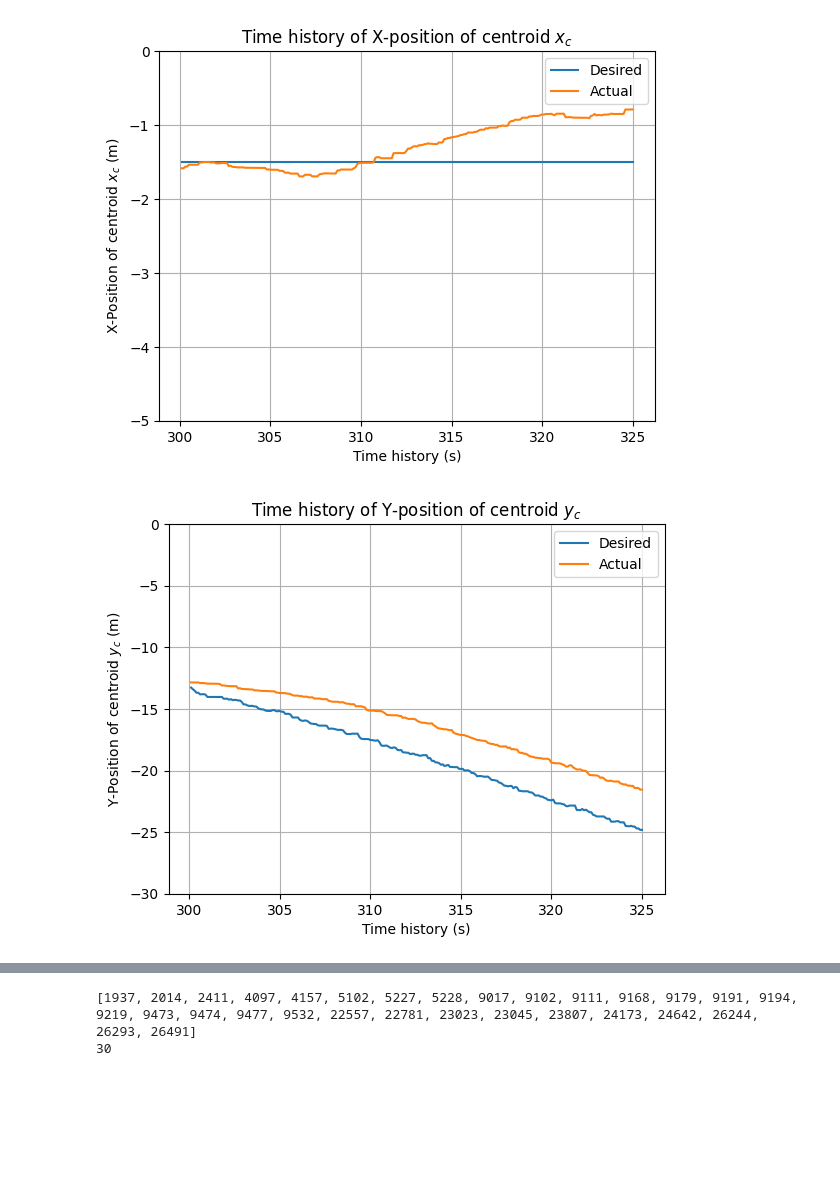
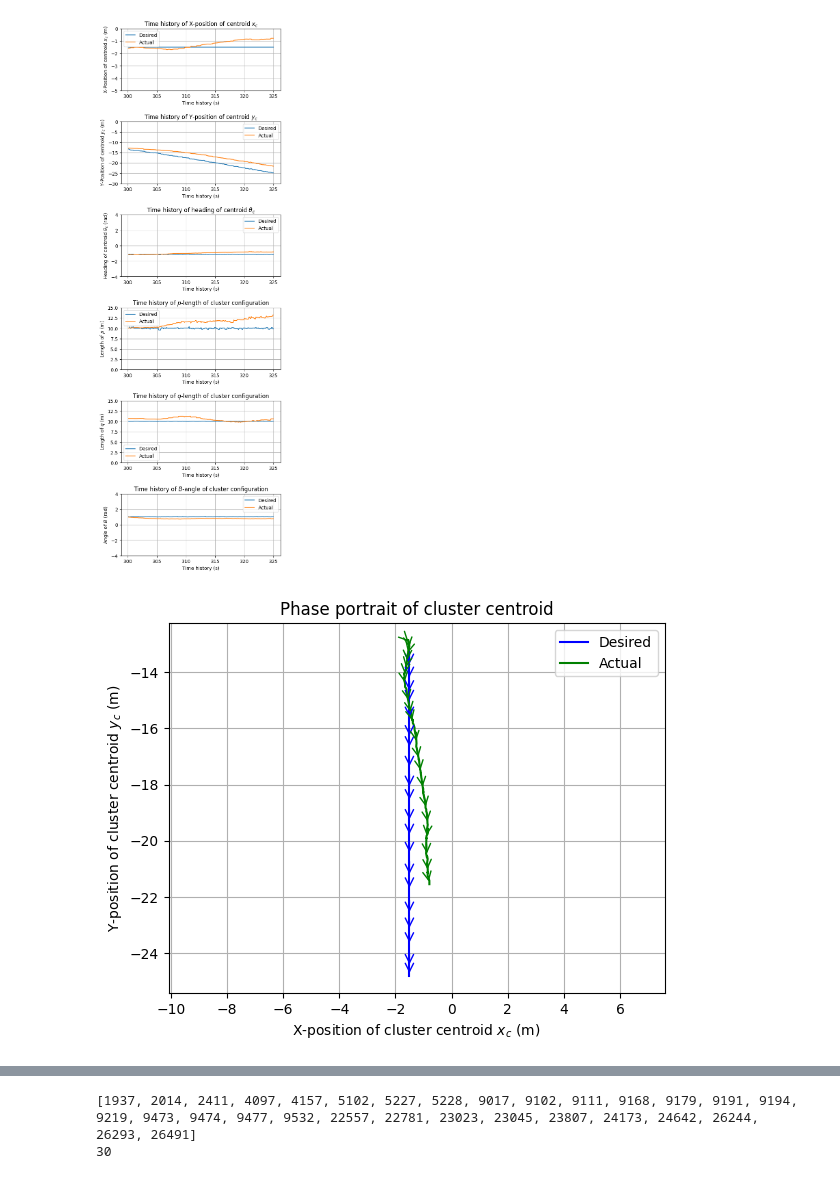
Before and after one commit to yneo918/multi_robots, a Jupyter notebook: record/paper_graph_from_csv.ipynb, the cells around one changed output, grey strips where cells are left out. Saved outputs shown, nothing was run; the diff lists cells and outputs as text; code cells hidden in the pictures; blank space fills up the shorter version.

Commit message:
updates _get_time_domain_fig() with subplots

```diff
--- a/record/paper_graph_from_csv.ipynb
+++ b/record/paper_graph_from_csv.ipynb
@@ -434,10 +460,13 @@ grapher: ExtractClusterData = ExtractClusterData(
 #       Idea: Make Histogram of when x_1_des is being used to identify when it's being used!
 grapher.start = 3000
 grapher.end = 3250
+use_subplots = True
 
 ylims = [(-5, 0), (-30, 0), (-4, 4), (0, 15), (0, 15), (-4, 4)]
 # Plot time domain graphs
-figs: List[plt.Figure] = grapher.get_time_domain_figs(ylims)
+figs: List[plt.Figure] = grapher.get_time_domain_figs(ylims,
+                                                    use_subplots=use_subplots,
+                                                    figsize=(6, 16))
 for f in range(len(figs)):
     figs[f].show()
 
@@ -455,38 +484,41 @@ cluster_phase_portrait: plt.Figure = \
         grapher.get_cluster_phase_portrait(
             ind=8,
             start=grapher.start,
-            end=grapher.end
+            end=grapher.end,
         )
 cluster_phase_portrait.show()
 
 # TODO:
 # Find translational
 
 # Find desired
 ind: List[int] = list()
 vals: List[Numeric] = [grapher.t_c_des[0]]
 
 for i in range(1, len(grapher.t_c_des) - 1):
 
     # If rising from 0
     if abs(grapher.t_c_des[i]) >= 1e-01 and (abs(grapher.t_c_des[i] - vals[-1]) >= 1):
         vals.append(grapher.t_c_des[i])
         ind.append(i)
 
 
 
 # Export figures
 ans = ""
 while True:
     ans = input("Do you want to export the figures? [n]/y: ")
     if ans == "y":
-        grapher.export_figs(f"figures_{grapher.start}_to_{grapher.end}")
+        file_name: str = f"figures_{grapher.start}_to_{grapher.end}"
+        if use_subplots:
+            file_name += "_subplots"
+        grapher.export_figs(file_name)
         break
     if ans == "n":
         break
 
 # if __name__ == "__main__":
 #     main2()
 # %% [output]
-[figure, old version]
+[figure, new version]
-[figure, old version]
+[figure, new version]
```
Also changed, not shown: parts of 2 cells of this notebook.
